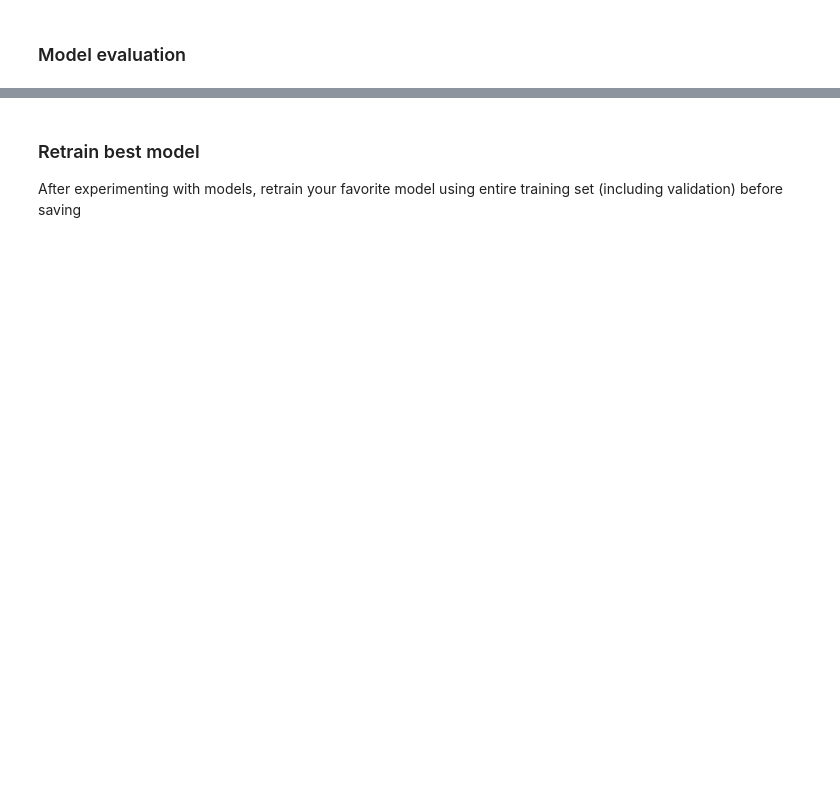
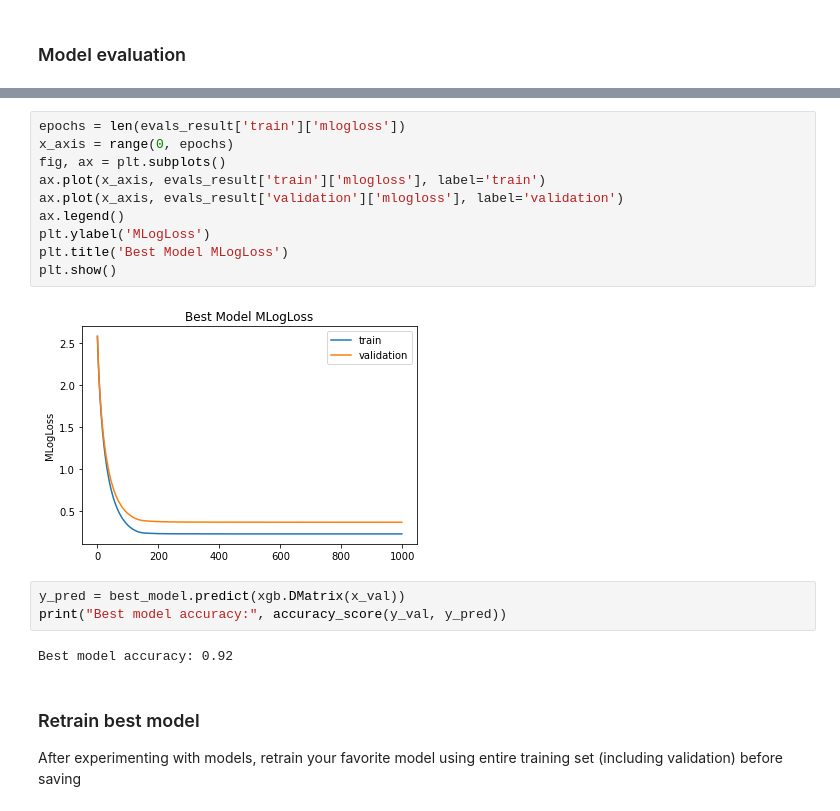
Before and after one commit to hlu17/Protein-Environment-Classification, a Jupyter notebook: modeling/xgb_empo3.ipynb, the cells around one changed output, grey strips where cells are left out. Drawn from its saved outputs; the diff is of its cells as text; blank space fills up the shorter version.

```diff
--- a/modeling/xgb_empo3.ipynb
+++ b/modeling/xgb_empo3.ipynb
@@ -229,3 +250,20 @@ lr=0.01,min_child_weight=5,max_depth=8, gamma=3|0.02|776s
+# %%
+epochs = len(evals_result['train']['mlogloss'])
+x_axis = range(0, epochs)
+fig, ax = plt.subplots()
+ax.plot(x_axis, evals_result['train']['mlogloss'], label='train')
+ax.plot(x_axis, evals_result['validation']['mlogloss'], label='validation')
+ax.legend()
+plt.ylabel('MLogLoss')
+plt.title('Best Model MLogLoss')
+plt.show()
+# %% [output]
+[figure, added]
+# %%
+y_pred = best_model.predict(xgb.DMatrix(x_val))
+print("Best model accuracy:", accuracy_score(y_val, y_pred))
+# %% [output]
+Best model accuracy: 0.92
 # %% [markdown]
 ### Retrain best model
 After experimenting with models, retrain your favorite model using entire training set (including validation) before saving
```
Also changed, not shown: parts of 21 cells of this notebook, 4 other files.
